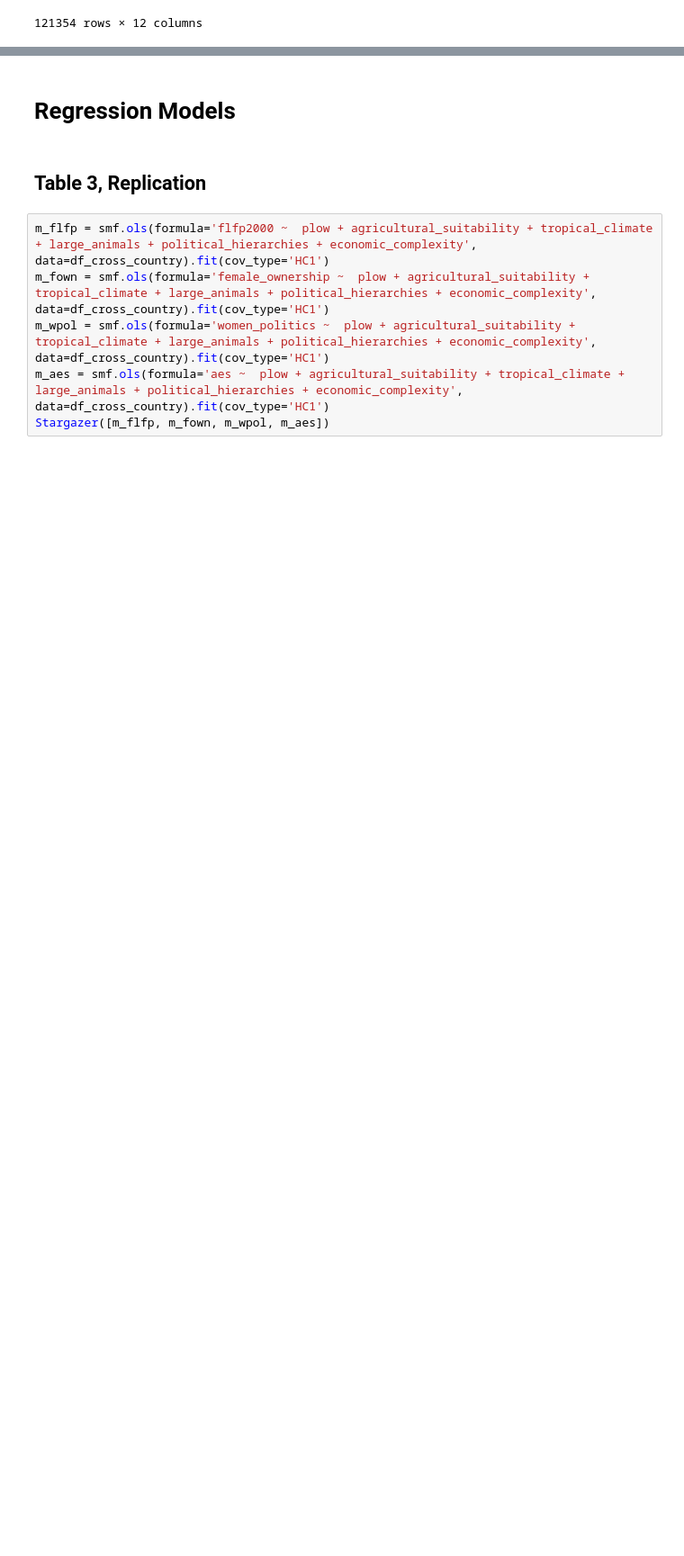
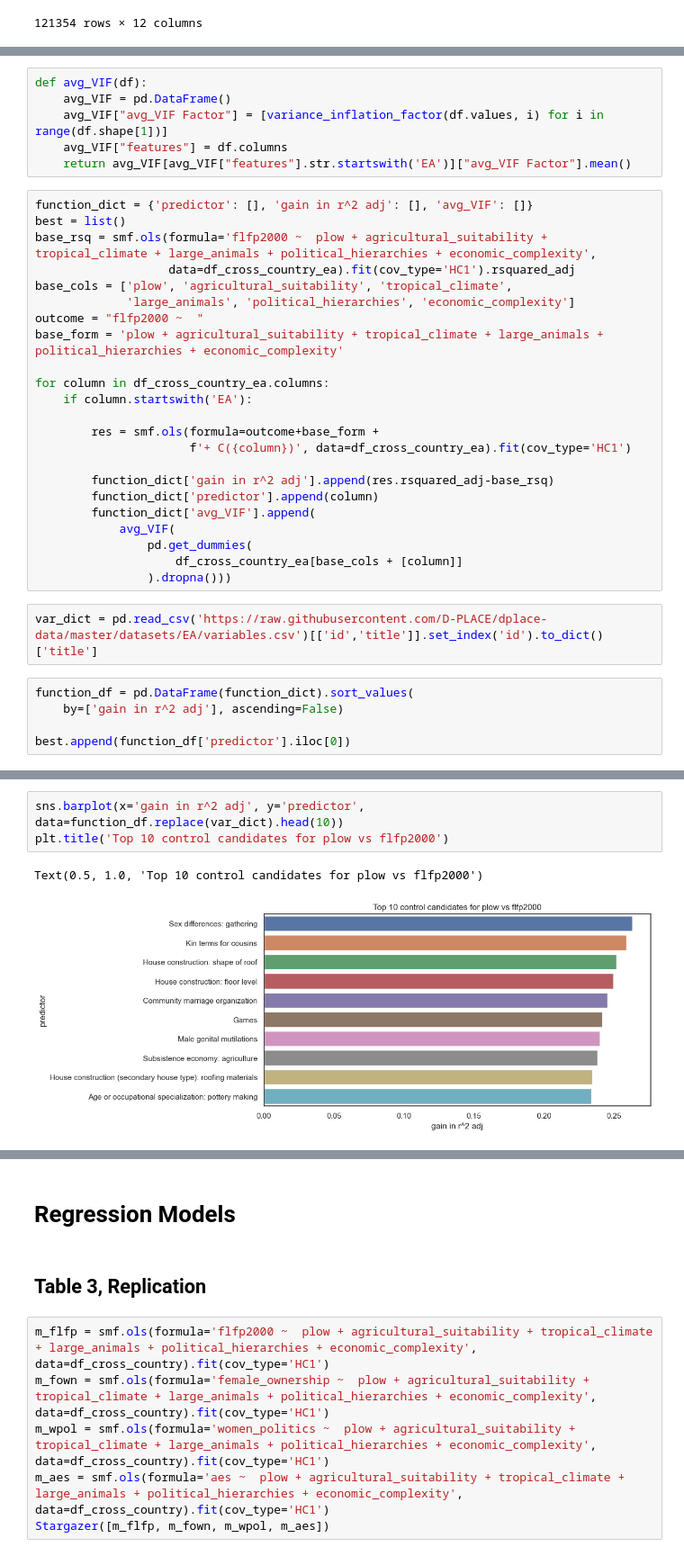
Before and after one commit to rureddish/EPFL_MGT-494_Paper_Extension, a Jupyter notebook: explore.ipynb, the cells around one changed output, grey strips where cells are left out. Shown: that part at 90% size. Saved outputs shown, nothing was run; the diff lists cells and outputs as text; blank space fills up the shorter version.

```diff
--- a/explore.ipynb
+++ b/explore.ipynb
@@ -522,0 +526,36 @@ Notes:
+# %%
+def avg_VIF(df):
+    avg_VIF = pd.DataFrame()
+    avg_VIF["avg_VIF Factor"] = [variance_inflation_factor(df.values, i) for i in range(df.shape[1])]
+    avg_VIF["features"] = df.columns
+    return avg_VIF[avg_VIF["features"].str.startswith('EA')]["avg_VIF Factor"].mean()
+# %%
+function_dict = {'predictor': [], 'gain in r^2 adj': [], 'avg_VIF': []}
+best = list()
+base_rsq = smf.ols(formula='flfp2000 ~  plow + agricultural_suitability + tropical_climate + large_animals + political_hierarchies + economic_complexity',
+                   data=df_cross_country_ea).fit(cov_type='HC1').rsquared_adj
+base_cols = ['plow', 'agricultural_suitability', 'tropical_climate',
+             'large_animals', 'political_hierarchies', 'economic_complexity']
+outcome = "flfp2000 ~  "
+base_form = 'plow + agricultural_suitability + tropical_climate + large_animals + political_hierarchies + economic_complexity'
+
+for column in df_cross_country_ea.columns:
+    if column.startswith('EA'):
+
+        res = smf.ols(formula=outcome+base_form +
+                      f'+ C({column})', data=df_cross_country_ea).fit(cov_type='HC1')
+
+        function_dict['gain in r^2 adj'].append(res.rsquared_adj-base_rsq)
+        function_dict['predictor'].append(column)
+        function_dict['avg_VIF'].append(
+            avg_VIF(
+                pd.get_dummies(
+                    df_cross_country_ea[base_cols + [column]]
+                ).dropna()))
+# %%
+var_dict = pd.read_csv('https://raw.githubusercontent.com/D-PLACE/dplace-data/master/datasets/EA/variables.csv')[['id','title']].set_index('id').to_dict()['title']
+# %%
+function_df = pd.DataFrame(function_dict).sort_values(
+    by=['gain in r^2 adj'], ascending=False)
+
+best.append(function_df['predictor'].iloc[0])
@@ -522,0 +576,6 @@ Notes:
+# %%
+sns.barplot(x='gain in r^2 adj', y='predictor', data=function_df.replace(var_dict).head(10))
+plt.title('Top 10 control candidates for plow vs flfp2000')
+# %% [output]
+Text(0.5, 1.0, 'Top 10 control candidates for plow vs flfp2000')
+[figure, added]
```
Also changed, not shown: parts of 12 cells of this notebook.
